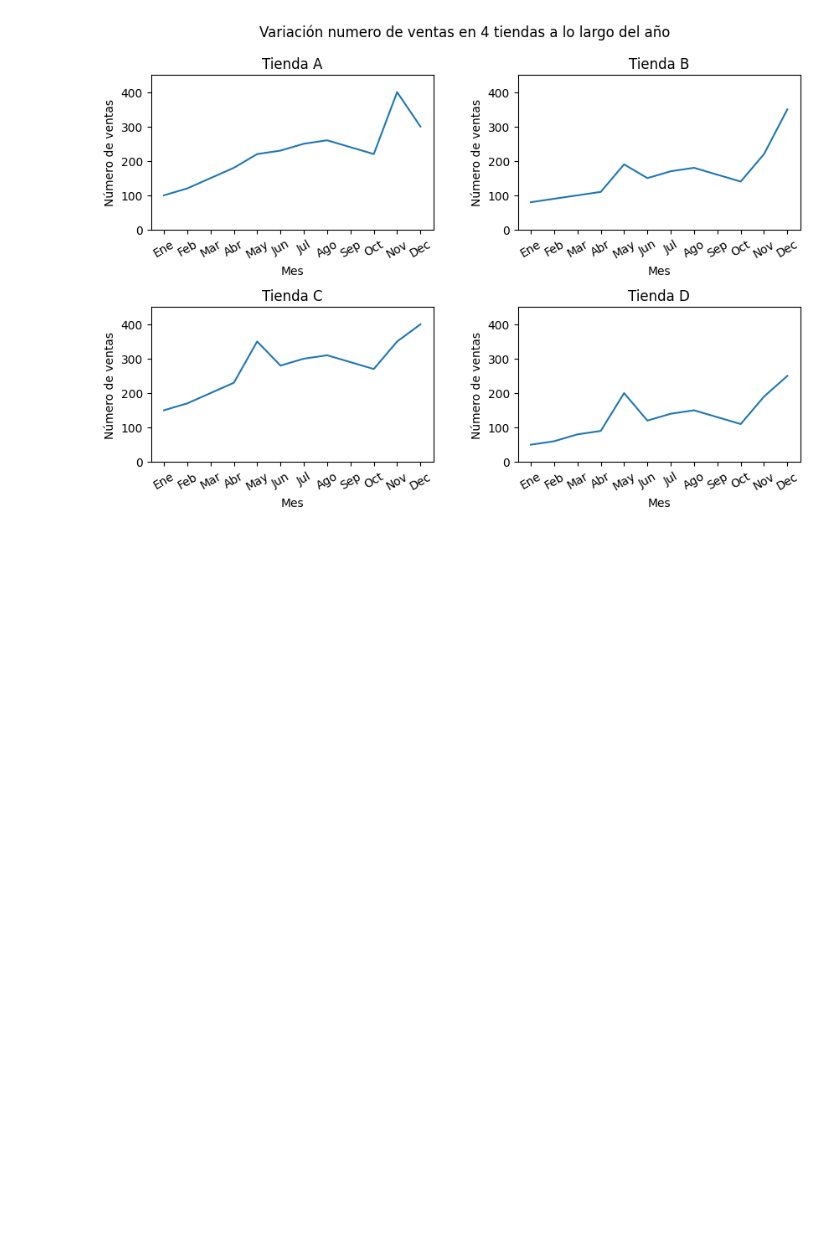
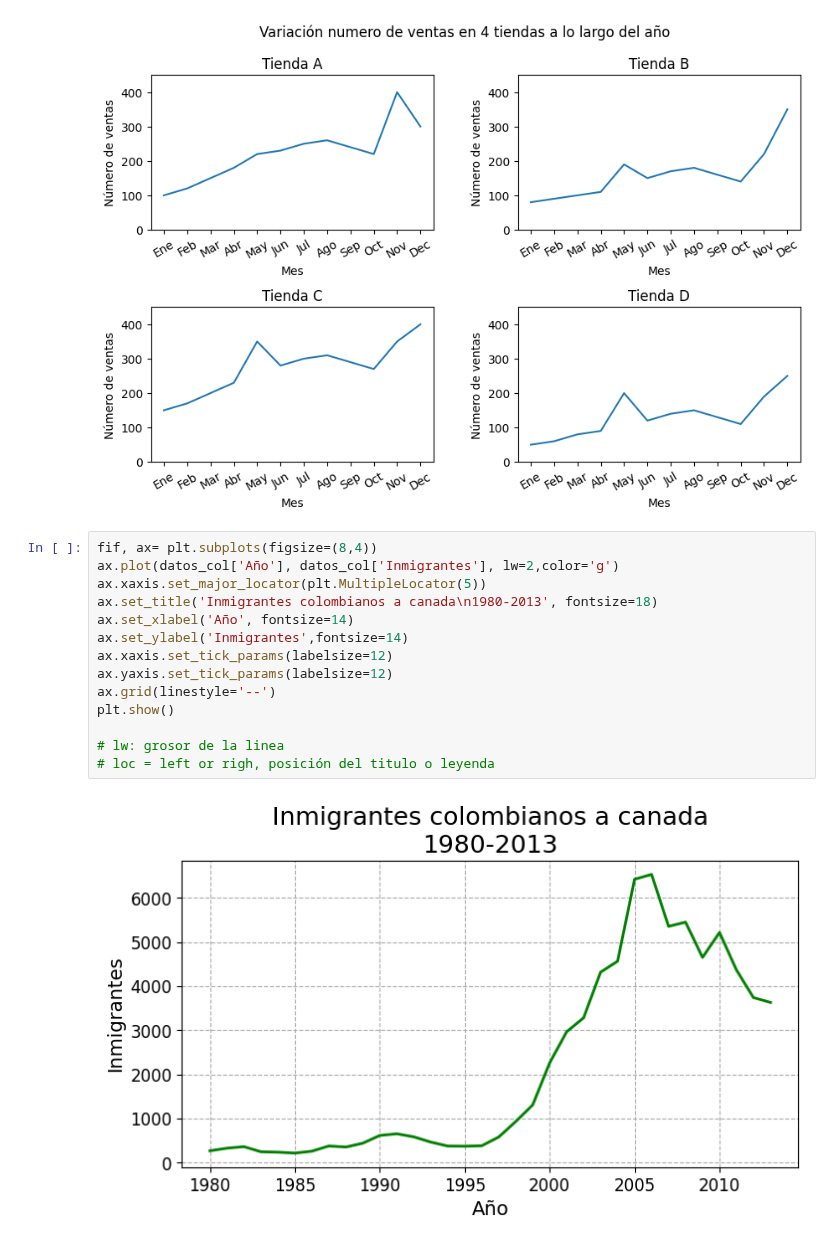
Before and after one commit to Monica-Restrepo/clases-programacion, a Jupyter notebook: Visualizacion_datos_python.ipynb, the cells around one changed output. Saved outputs shown, nothing was run; the diff lists cells and outputs as text; blank space fills up the shorter version.

```diff
--- a/Visualizacion_datos_python.ipynb
+++ b/Visualizacion_datos_python.ipynb
@@ -447,3 +448,19 @@ for ax in axs.flat:
 plt.show()
 # %% [output]
 [figure]
+# %%
+fif, ax= plt.subplots(figsize=(8,4))
+ax.plot(datos_col['Año'], datos_col['Inmigrantes'], lw=2,color='g')
+ax.xaxis.set_major_locator(plt.MultipleLocator(5))
+ax.set_title('Inmigrantes colombianos a canada\n1980-2013', fontsize=18)
+ax.set_xlabel('Año', fontsize=14)
+ax.set_ylabel('Inmigrantes',fontsize=14)
+ax.xaxis.set_tick_params(labelsize=12)
+ax.yaxis.set_tick_params(labelsize=12)
+ax.grid(linestyle='--')
+plt.show()
+
+# lw: grosor de la linea
+# loc = left or righ, posición del titulo o leyenda
+# %% [output]
+[figure, added]
```
Also changed, not shown: parts of 11 cells of this notebook.
